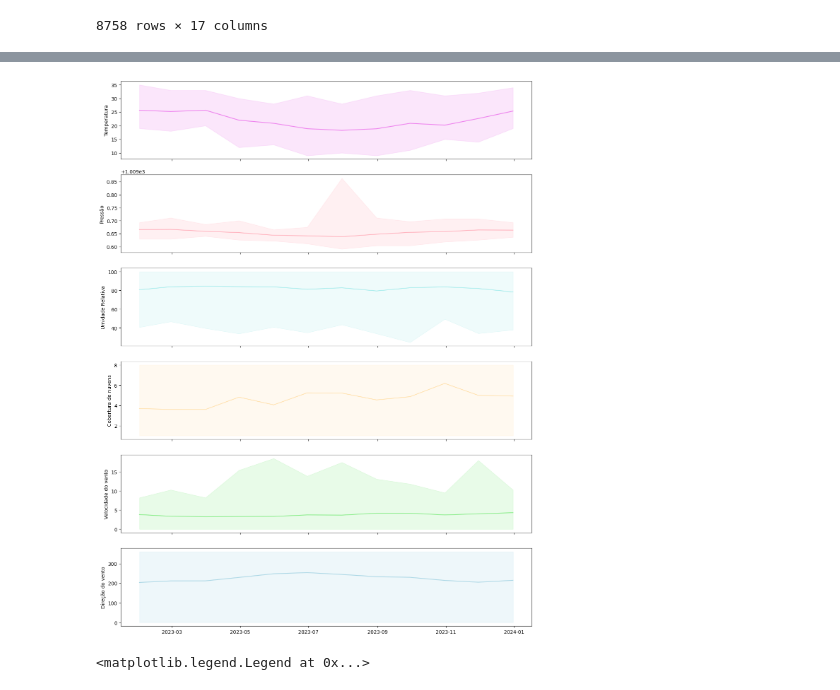
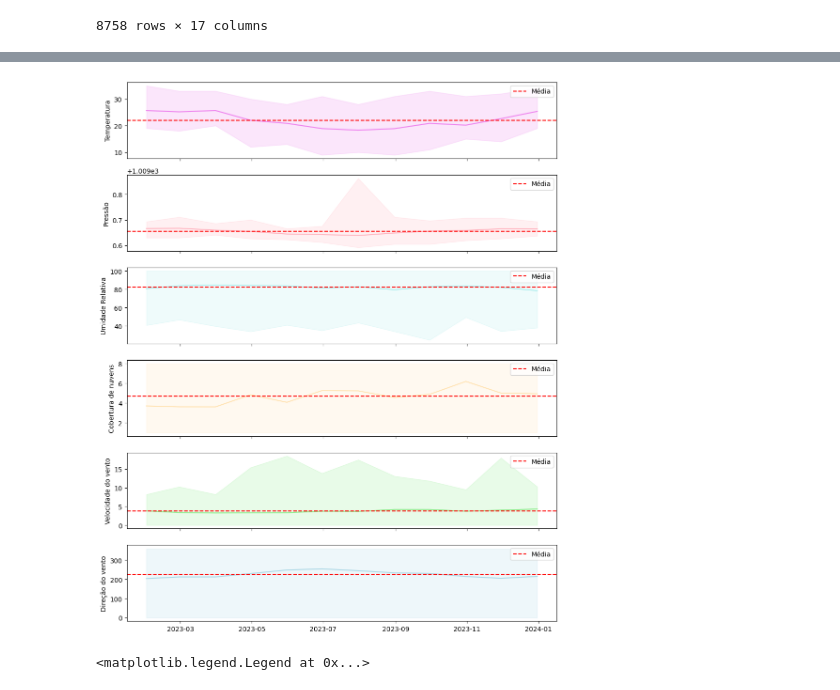
Before and after one commit to anapietroski/Controle_AnaPietroski, a Jupyter notebook: Atividade02_Ana_e_Barbara.ipynb, the cells around one changed output, grey strips where cells are left out. Drawn from its saved outputs; the diff is of its cells as text; code cells hidden in the pictures.

```diff
--- a/Atividade02_Ana_e_Barbara.ipynb
+++ b/Atividade02_Ana_e_Barbara.ipynb
@@ -225,45 +258,57 @@ ax[5].tick_params(axis='x', rotation=45)
 # %%
-media_mensal = metSuperficie.resample('ME').mean()
-min_mensal = metSuperficie.resample('ME').min()
-max_mensal = metSuperficie.resample('ME').max()
-
-# Plotando as estatísticas com sombra
-fig, ax = plt.subplots(6, sharex=True, figsize=(15, 20))
+fig, ax = plt.subplots(6, sharex=True, figsize=(10, 12))
 
 # Plot para a temperatura
 ax[0].plot(media_mensal.index, media_mensal['temp'], color='violet')
 ax[0].fill_between(media_mensal.index, min_mensal['temp'], max_mensal['temp'], color='violet', alpha=0.2)
+ax[0].axhline(y=media_mensal['temp'].mean(), color='red', linestyle='--', label='Média')
 ax[0].set_ylabel('Temperatura')
+ax[0].legend()
 
 # Plot para a pressão
 ax[1].plot(media_mensal.index, media_mensal['p'], color='lightpink')
 ax[1].fill_between(media_mensal.index, min_mensal['p'], max_mensal['p'], color='lightpink', alpha=0.2)
+ax[1].axhline(y=media_mensal['p'].mean(), color='red', linestyle='--', label='Média')
 ax[1].set_ylabel('Pressão')
+ax[1].legend()
 
 # Plot para a umidade relativa
 ax[2].plot(media_mensal.index, media_mensal['relh'], color='paleturquoise')
 ax[2].fill_between(media_mensal.index, min_mensal['relh'], max_mensal['relh'], color='paleturquoise', alpha=0.2)
+ax[2].axhline(y=media_mensal['relh'].mean(), color='red', linestyle='--', label='Média')
 ax[2].set_ylabel('Umidade Relativa')
+ax[2].legend()
 
 # Plot para a cobertura de nuvens
 ax[3].plot(media_mensal.index, media_mensal['cco'], color='moccasin')
 ax[3].fill_between(media_mensal.index, min_mensal['cco'], max_mensal['cco'], color='moccasin', alpha=0.2)
+ax[3].axhline(y=media_mensal['cco'].mean(), color='red', linestyle='--', label='Média')
 ax[3].tick_params(axis='x', rotation=45)
 ax[3].set_ylabel('Cobertura de nuvens')
+ax[3].legend()
 
 # Plot para a velocidade do vento
 ax[4].plot(media_mensal.index, media_mensal['ws'], color='lightgreen')
 ax[4].fill_between(media_mensal.index, min_mensal['ws'], max_mensal['ws'], color='lightgreen', alpha=0.2)
+ax[4].axhline(y=media_mensal['ws'].mean(), color='red', linestyle='--', label='Média')
 ax[4].set_ylabel('Velocidade do vento')
+ax[4].legend()
 
 # Plot para a direção do vento
 ax[5].plot(media_mensal.index, media_mensal['wd'], color='lightblue')
 ax[5].fill_between(media_mensal.index, min_mensal['wd'], max_mensal['wd'], color='lightblue', alpha=0.2)
+ax[5].axhline(y=media_mensal['wd'].mean(), color='red', linestyle='--', label='Média')
 ax[5].set_ylabel('Direção do vento')
+ax[5].legend()
 
+plt.tight_layout()
 plt.show()
+
+rootFolder = os.getcwd()
+figFolder = rootFolder.replace('\\','/')+'/figures/'
+fig.savefig(figFolder+'Figure4.png')
 # %% [output]
-[figure, old version]
+[figure, new version]
 # %%
 # Criando minha rosa dos ventos
 from windrose import WindroseAxes
```
Also changed, not shown: parts of 16 cells of this notebook.
